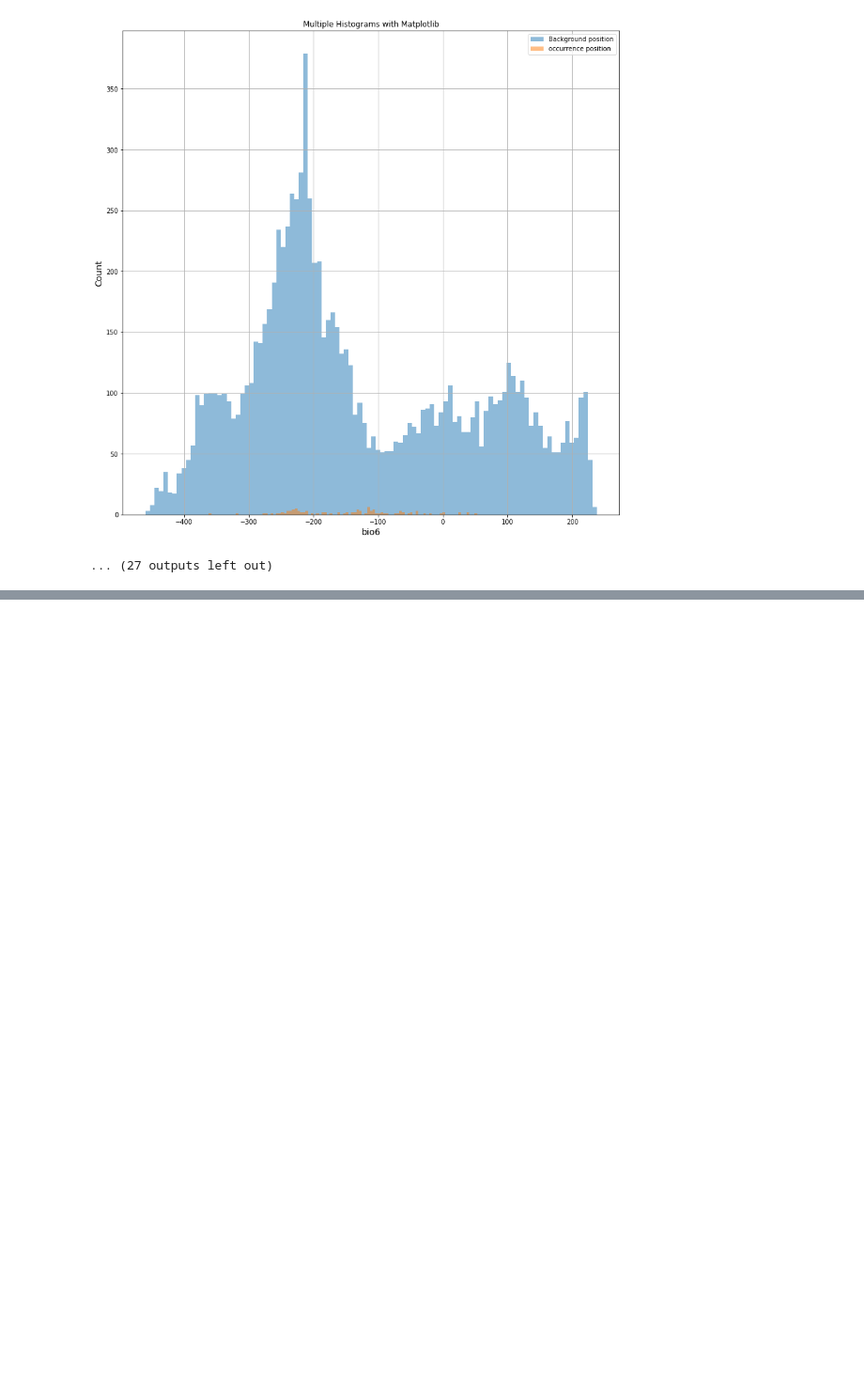
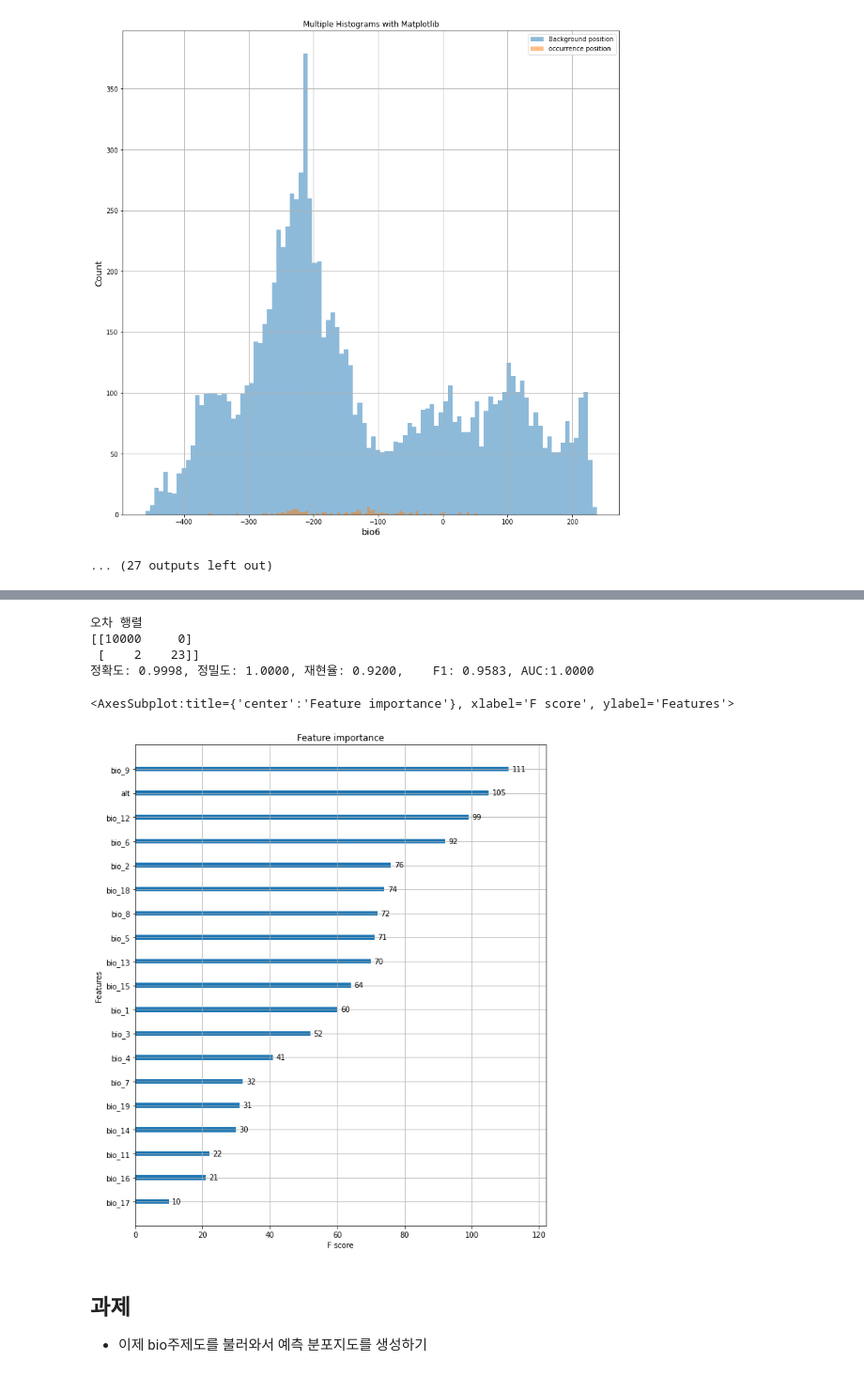
Before and after one commit to web1mhz/machine_learing_reference, a Jupyter notebook: 01_maxent_자료준비.ipynb, the cells around one changed output, grey strips where cells are left out. Shown at 94% size. Drawn from its saved outputs; the diff is of its cells as text; code cells hidden in the pictures; blank space fills up the shorter version.

```diff
--- a/01_maxent_자료준비.ipynb
+++ b/01_maxent_자료준비.ipynb
@@ -567,0 +691,3 @@ print(f"{time.time()-start}초 걸렸습니다.")
+# %%
+X_feature = nado_all.iloc[:, :-1]
+y_label = nado_all.iloc[:, -1]
@@ -567,0 +713,14 @@ print(f"{time.time()-start}초 걸렸습니다.")
+# %%
+dtrain = xgb.DMatrix(data=X_feature, label = y_label)
+# %%
+params = {
+    'max_depth':3,
+    'eta':0.1,
+    'objective':'binary:logistic',
+    'eval_metric':'logloss'
+
+}
+num_rounds = 400
+# %%
+wlist =[(dtrain, 'train')]
+xgb_model =xgb.train(params=params, dtrain=dtrain, num_boost_round=num_rounds, evals=wlist)
@@ -567,0 +769,16 @@ print(f"{time.time()-start}초 걸렸습니다.")
+# %%
+get_clf_eval(y_label, preds, pred_probs)
+# %% [output]
+오차 행렬
+[[10000     0]
+ [    2    23]]
+정확도: 0.9998, 정밀도: 1.0000, 재현율: 0.9200,    F1: 0.9583, AUC:1.0000
+# %%
+fig, ax = plt.subplots(figsize=(10,12))
+plot_importance(xgb_model, ax=ax);
+# %% [output]
+<AxesSubplot:title={'center':'Feature importance'}, xlabel='F score', ylabel='Features'>
+[figure, added]
+# %% [markdown]
+## 과제
+- 이제 bio주제도를 불러와서 예측 분포지도를 생성하기
```
Also changed, not shown: parts of 26 cells of this notebook, 4 other files.
